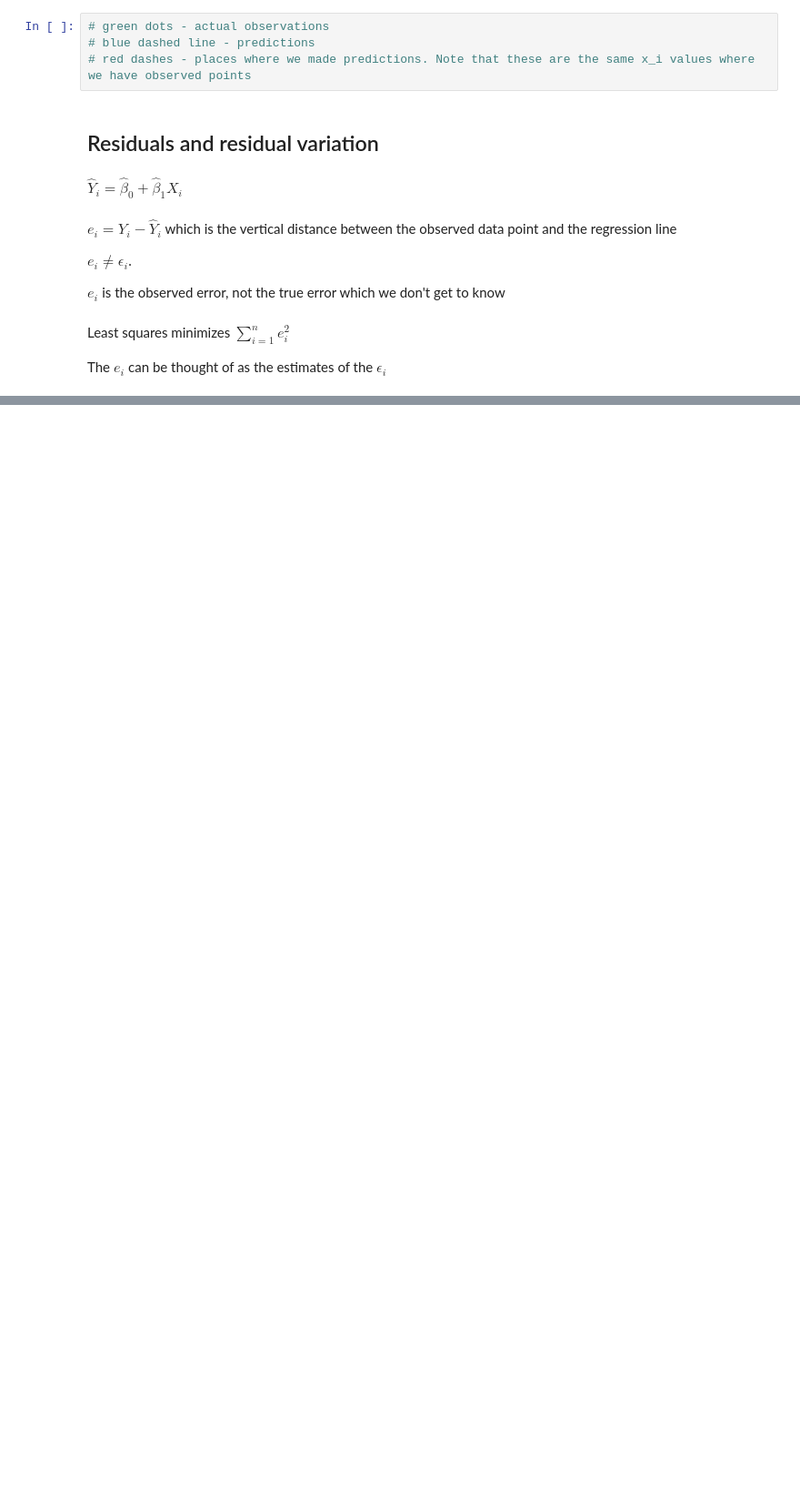
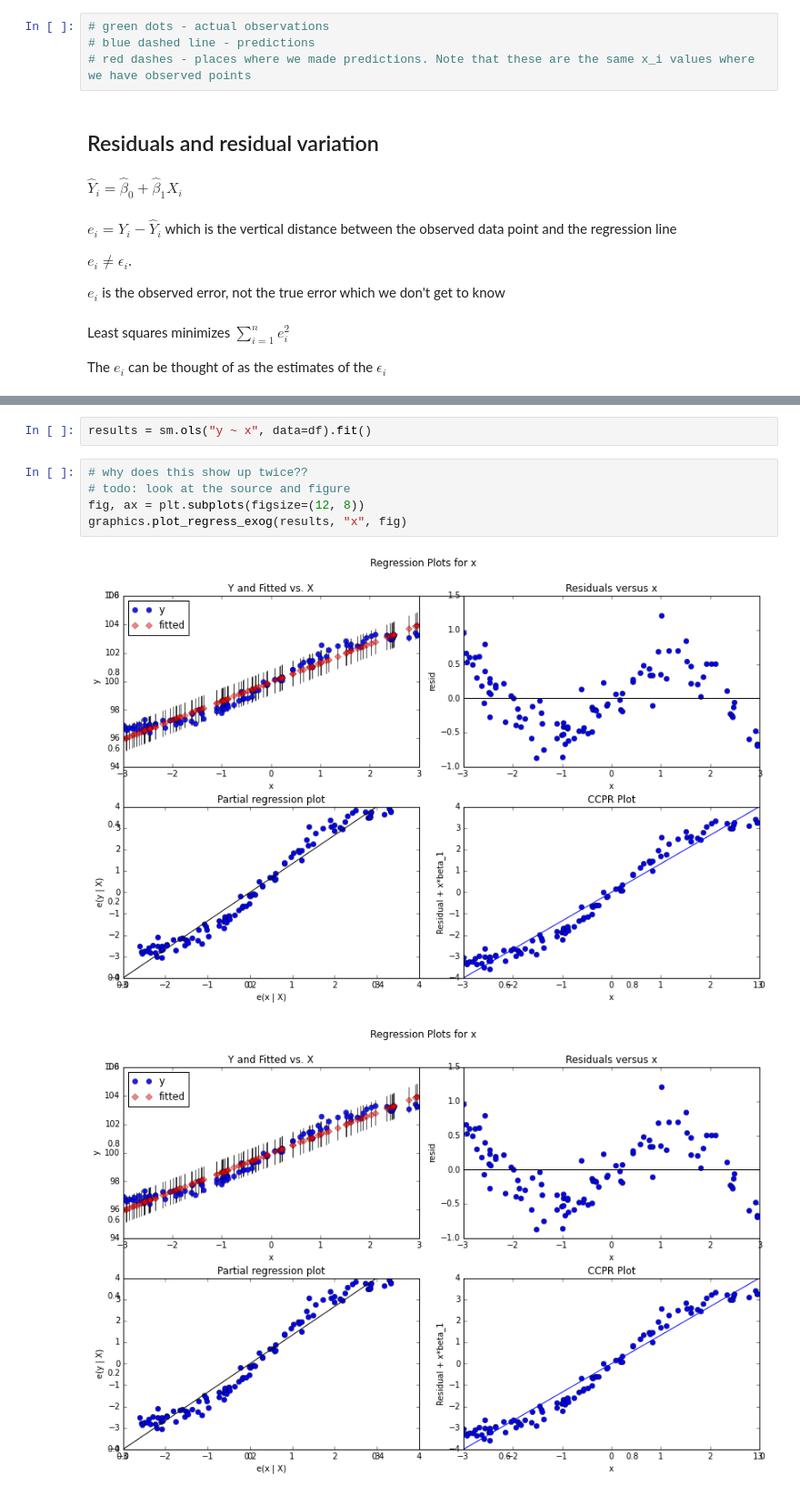
Before and after one commit to idrisr/coursera-regressions, a Jupyter notebook: regressions.ipynb, the cells around one changed output, grey strips where cells are left out. Shown: that part at 91% size. Saved outputs shown, nothing was run; the diff lists cells and outputs as text; blank space fills up the shorter version.

```diff
--- a/regressions.ipynb
+++ b/regressions.ipynb
@@ -803,0 +900,10 @@ The $e_i$ can be thought of as the estimates of the $\epsilon_i$
+# %%
+results = sm.ols("y ~ x", data=df).fit()
+# %%
+# why does this show up twice??
+# todo: look at the source and figure
+fig, ax = plt.subplots(figsize=(12, 8))
+graphics.plot_regress_exog(results, "x", fig)
+# %% [output]
+[figure, added]
+[figure, added]
```
Also changed, not shown: parts of 34 cells of this notebook.
